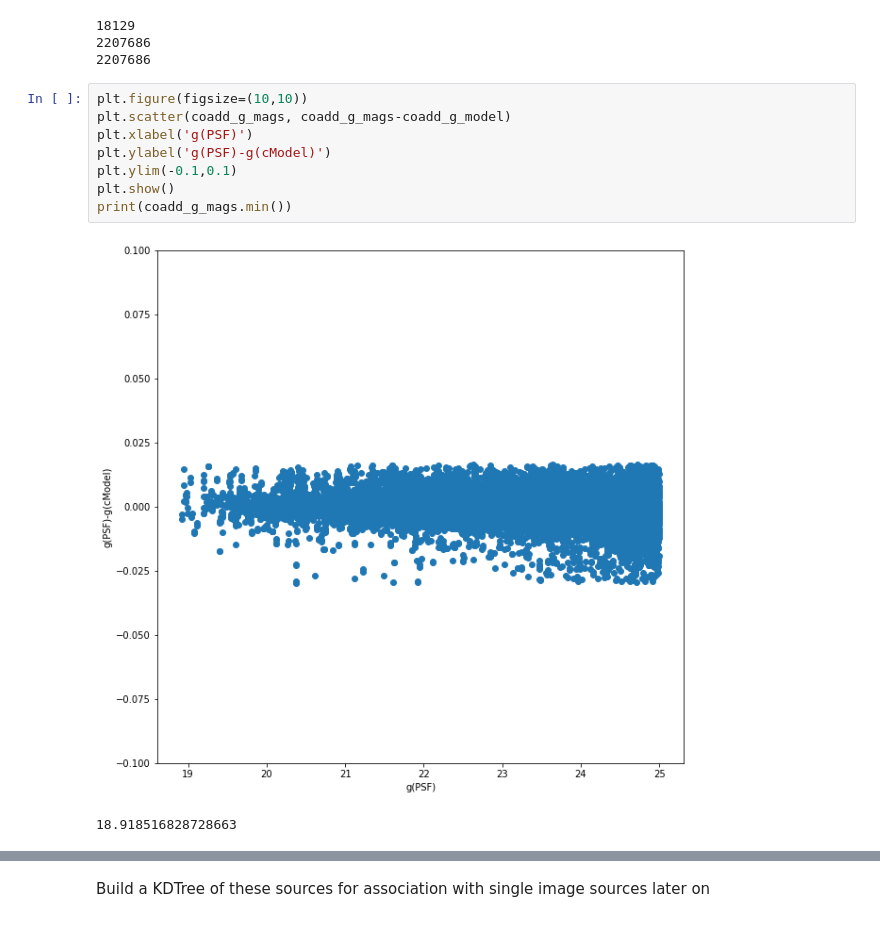
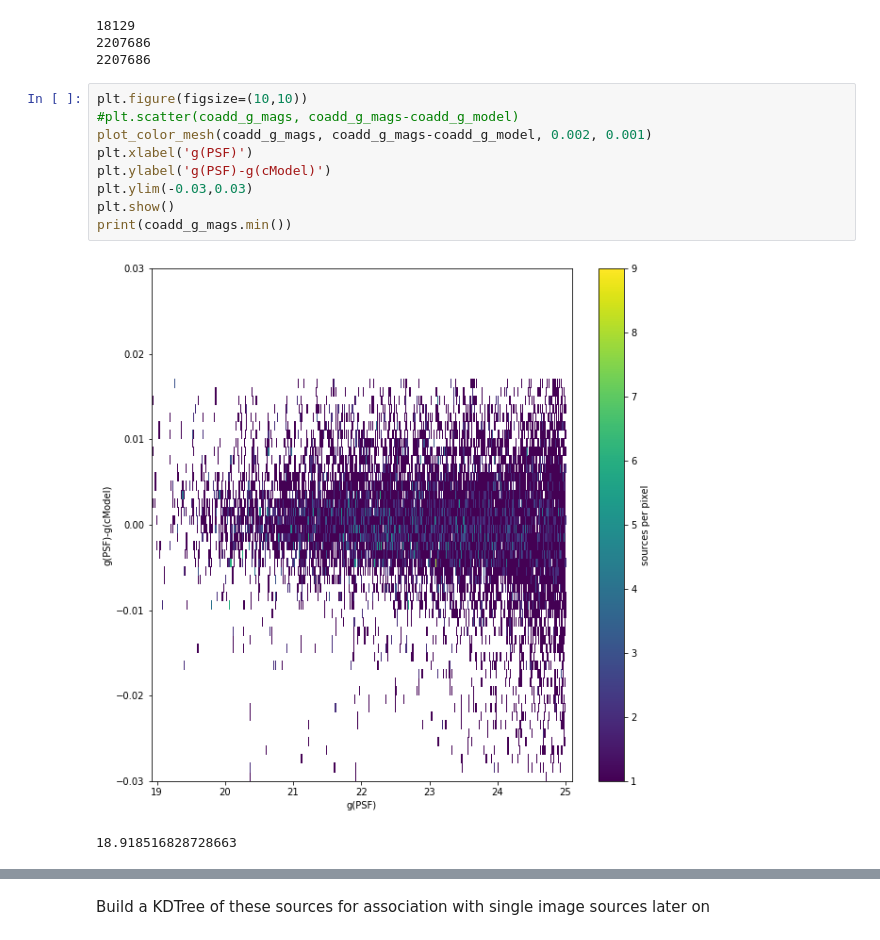
Before and after one commit to lsst-com/requirements_notebooks, a Jupyter notebook: TestCases/LVV-T389.ipynb, the cells around one changed output, grey strips where cells are left out. Cells and saved outputs as stored; diff of their text form.

Commit message:
use density plots for stellar locus

```diff
--- a/TestCases/LVV-T389.ipynb
+++ b/TestCases/LVV-T389.ipynb
@@ -206,14 +264,15 @@ print(ct_full_src)
 2207686
 # %%
 plt.figure(figsize=(10,10))
-plt.scatter(coadd_g_mags, coadd_g_mags-coadd_g_model)
+#plt.scatter(coadd_g_mags, coadd_g_mags-coadd_g_model)
+plot_color_mesh(coadd_g_mags, coadd_g_mags-coadd_g_model, 0.002, 0.001)
 plt.xlabel('g(PSF)')
 plt.ylabel('g(PSF)-g(cModel)')
-plt.ylim(-0.1,0.1)
+plt.ylim(-0.03,0.03)
 plt.show()
 print(coadd_g_mags.min())
 # %% [output]
-[figure, old version]
+[figure, new version]
 18.918516828728663
 # %%
 plt.figure(figsize=(10,10))
```
Also changed, not shown: parts of 3 cells of this notebook.
